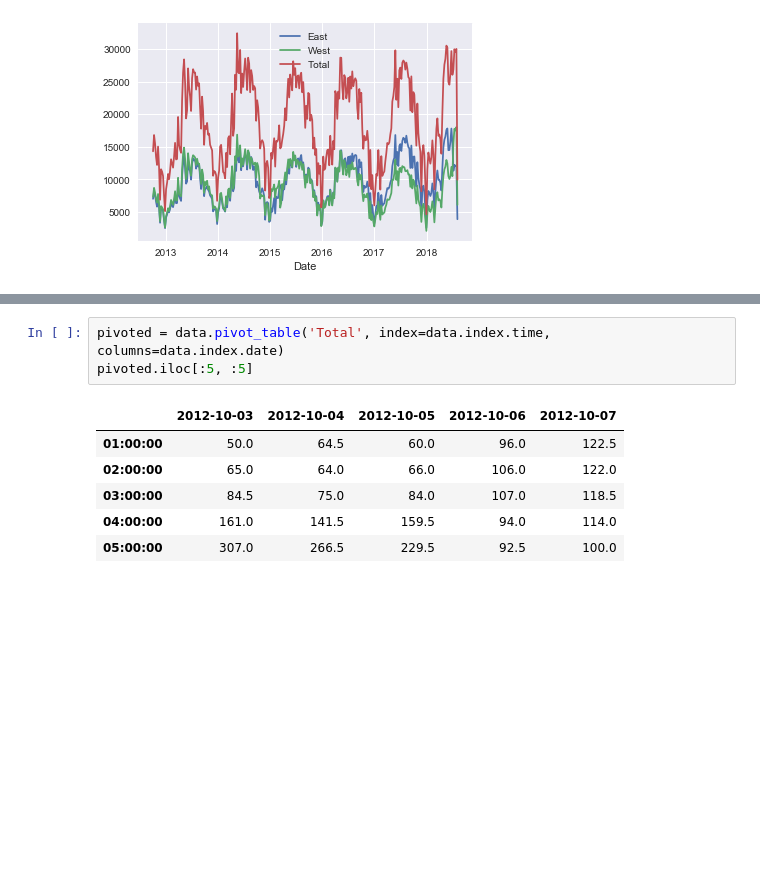
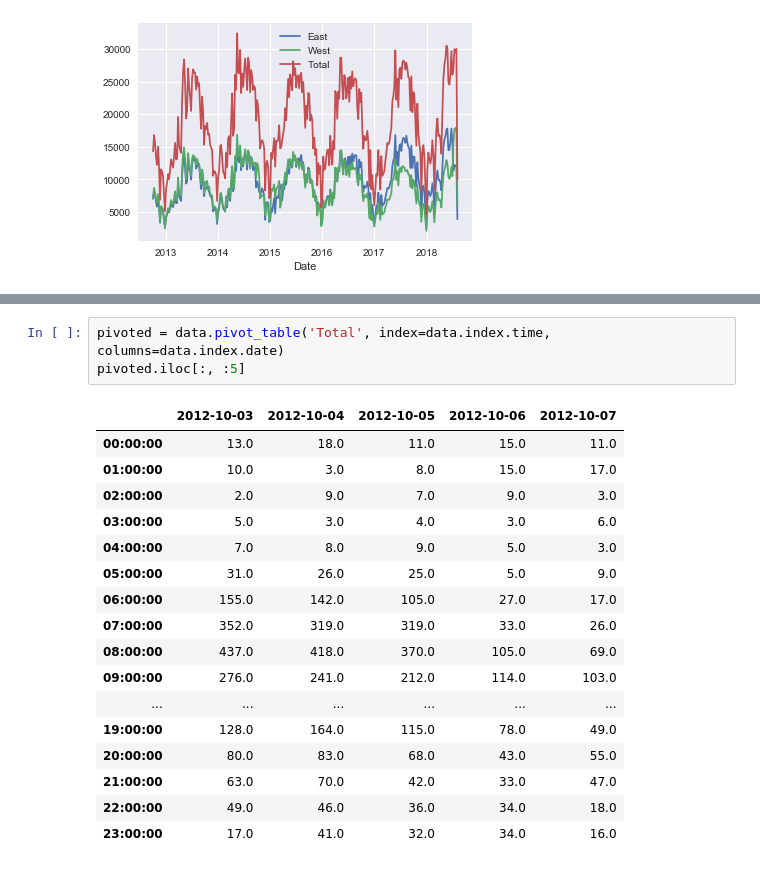
Before and after one commit to prrao87/JupyterWorkflow, a Jupyter notebook: JupyterNotebook_Practice.ipynb, the cells around one changed output, grey strips where cells are left out. Saved outputs shown, nothing was run; the diff lists cells and outputs as text; blank space fills up the shorter version.

```diff
--- a/JupyterNotebook_Practice.ipynb
+++ b/JupyterNotebook_Practice.ipynb
@@ -30,13 +30,24 @@ data.groupby(data.index.time).mean().plot();
 # %%
 pivoted = data.pivot_table('Total', index=data.index.time, columns=data.index.date)
-pivoted.iloc[:5, :5]
+pivoted.iloc[:, :5]
 # %% [output]
 |  | 2012-10-03 | 2012-10-04 | 2012-10-05 | 2012-10-06 | 2012-10-07 |
-| 01:00:00 | 50.0 | 64.5 | 60.0 | 96.0 | 122.5 |
-| 02:00:00 | 65.0 | 64.0 | 66.0 | 106.0 | 122.0 |
-| 03:00:00 | 84.5 | 75.0 | 84.0 | 107.0 | 118.5 |
-| 04:00:00 | 161.0 | 141.5 | 159.5 | 94.0 | 114.0 |
-| 05:00:00 | 307.0 | 266.5 | 229.5 | 92.5 | 100.0 |
+| 00:00:00 | 13.0 | 18.0 | 11.0 | 15.0 | 11.0 |
+| 01:00:00 | 10.0 | 3.0 | 8.0 | 15.0 | 17.0 |
+| 02:00:00 | 2.0 | 9.0 | 7.0 | 9.0 | 3.0 |
+| 03:00:00 | 5.0 | 3.0 | 4.0 | 3.0 | 6.0 |
+| 04:00:00 | 7.0 | 8.0 | 9.0 | 5.0 | 3.0 |
+| 05:00:00 | 31.0 | 26.0 | 25.0 | 5.0 | 9.0 |
+| 06:00:00 | 155.0 | 142.0 | 105.0 | 27.0 | 17.0 |
+| 07:00:00 | 352.0 | 319.0 | 319.0 | 33.0 | 26.0 |
+| 08:00:00 | 437.0 | 418.0 | 370.0 | 105.0 | 69.0 |
+| 09:00:00 | 276.0 | 241.0 | 212.0 | 114.0 | 103.0 |
+| ... | ... | ... | ... | ... | ... |
+| 19:00:00 | 128.0 | 164.0 | 115.0 | 78.0 | 49.0 |
+| 20:00:00 | 80.0 | 83.0 | 68.0 | 43.0 | 55.0 |
+| 21:00:00 | 63.0 | 70.0 | 42.0 | 33.0 | 47.0 |
+| 22:00:00 | 49.0 | 46.0 | 36.0 | 34.0 | 18.0 |
+| 23:00:00 | 17.0 | 41.0 | 32.0 | 34.0 | 16.0 |
 # %%
 pivoted.plot(legend=False, alpha=0.01);
 # %% [output]
```
Also changed, not shown: parts of 4 cells of this notebook, 1 other file.
